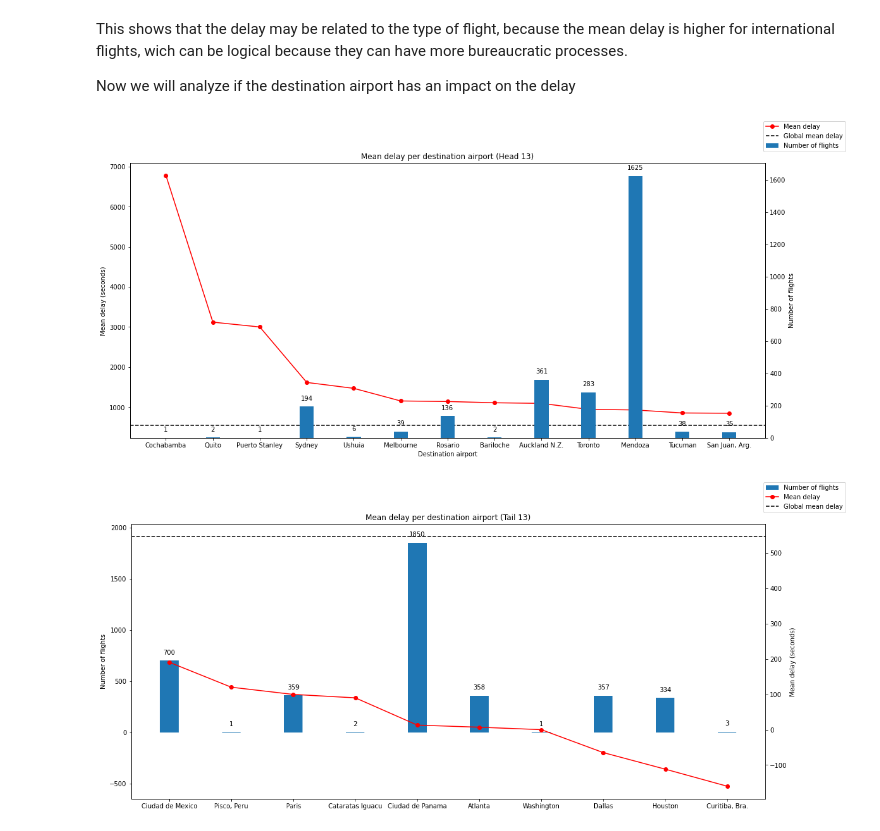
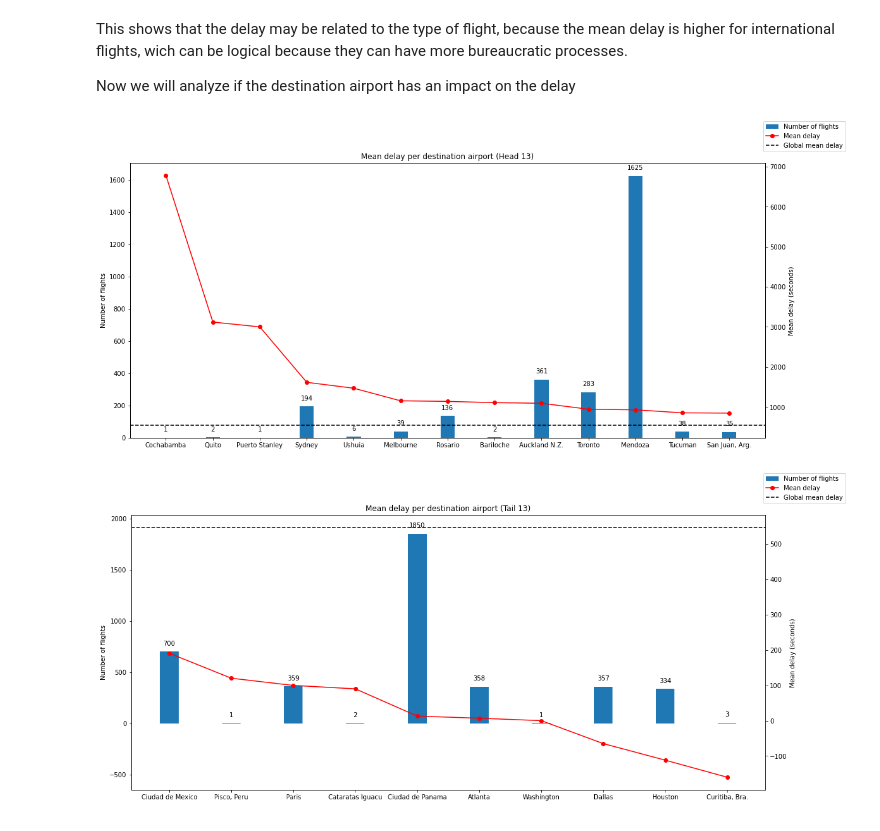
Before and after one commit to Konnits/Latam-Postulation, a Jupyter notebook: solution.ipynb, the cells around one changed output. Saved outputs shown, nothing was run; the diff lists cells and outputs as text; code cells hidden in the pictures.

```diff
--- a/solution.ipynb
+++ b/solution.ipynb
@@ -188,25 +316,26 @@ Now we will analyze if the destination airport has an impact on the delay
 # %%
 aux_delay = data_aux.groupby("SIGLADES").agg({"delay" : "mean", 'MES' : 'count'}).reset_index().sort_values("delay", ascending = False).head(13)
 
 fig, ax1 = plt.subplots(figsize = (18, 8))
-ax1.plot(aux_delay["SIGLADES"], aux_delay["delay"],color = "red", marker = "o", label = "Mean delay")
-ax1.set_xlabel("Destination airport")
-ax1.set_ylabel("Mean delay (seconds)")
-ax1.set_title("Mean delay per destination airport (Head 13)")
+ax2 = ax1.twinx()
 
-ax2 = ax1.twinx()
-ax2.bar(aux_delay["SIGLADES"], aux_delay["MES"], width = 0.3, label = "Number of flights")
-ax2.set_ylabel("Number of flights")
+ax2.plot(aux_delay["SIGLADES"], aux_delay["delay"],color = "red", marker = "o", label = "Mean delay")
+ax2.set_xlabel("Destination airport")
+ax2.set_ylabel("Mean delay (seconds)")
+ax2.set_title("Mean delay per destination airport (Head 13)")
+
+ax1.bar(aux_delay["SIGLADES"], aux_delay["MES"], width = 0.3, label = "Number of flights")
+ax1.set_ylabel("Number of flights")
 
 for x, y in zip(aux_delay["SIGLADES"], aux_delay["MES"]):
-    ax2.annotate(str(y), (x, y), textcoords="offset points", xytext=(0,10), ha='center')
+    ax1.annotate(str(y), (x, y), textcoords="offset points", xytext=(0,10), ha='center')
 
-ax1.axhline(data_aux["delay"].mean(), color = "black", linestyle = "--", label = "Global mean delay")
+ax2.axhline(data_aux["delay"].mean(), color = "black", linestyle = "--", label = "Global mean delay")
 
 fig.legend(loc = "upper right")
 plt.show()
 # %% [output]
-[figure, old version]
+[figure, new version]
 # %%
 aux_delay = data_aux.groupby("SIGLADES").agg({"delay" : "mean", 'MES' : 'count'}).reset_index().sort_values("delay", ascending = False).tail(10)
 
```
Also changed, not shown: parts of 37 cells of this notebook.
